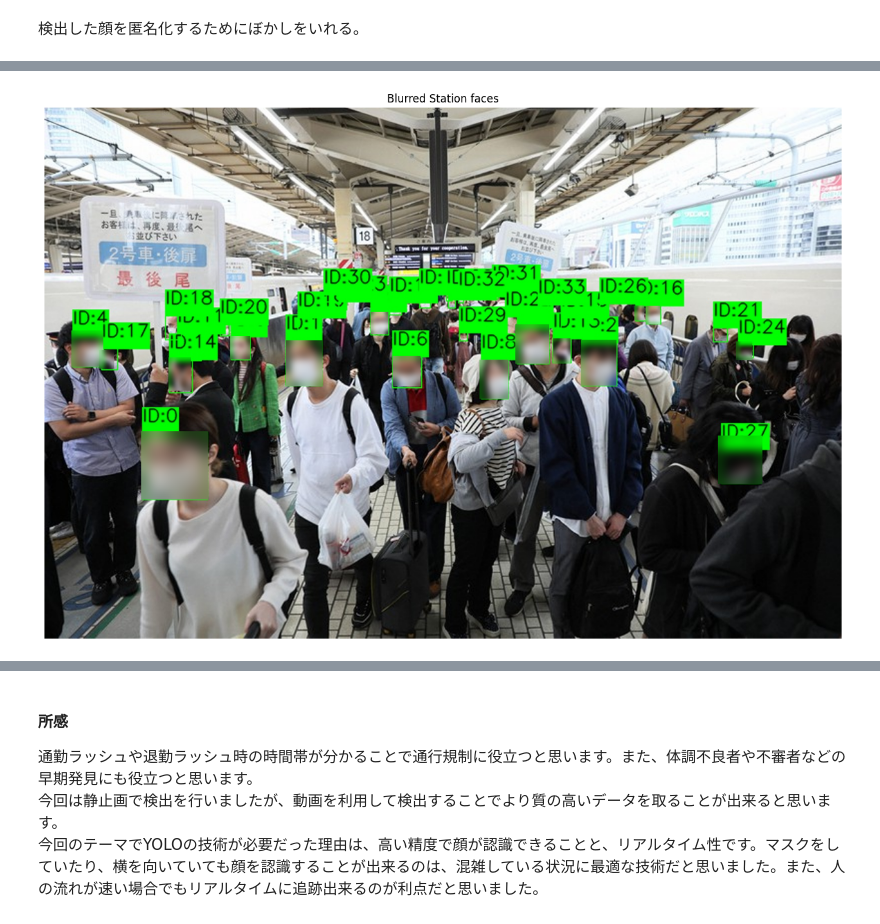
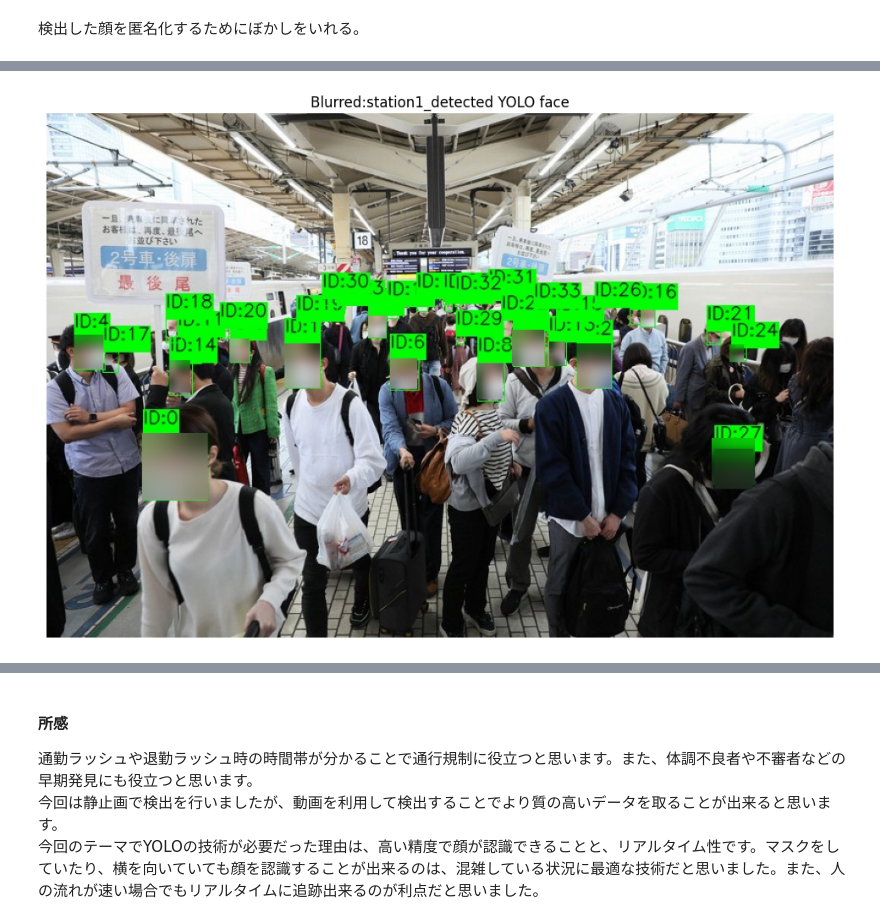
Before and after one commit to Yuri-6-0/me, a Jupyter notebook: Week11/face_detection.ipynb, the cells around one changed output, grey strips where cells are left out. Saved outputs shown, nothing was run; the diff lists cells and outputs as text; code cells hidden in the pictures.

```diff
--- a/Week11/face_detection.ipynb
+++ b/Week11/face_detection.ipynb
@@ -102,79 +95,75 @@ plt.show()
 # %% [markdown]
 検出した顔を匿名化するためにぼかしをいれる。
 # %%
-# 顔領域を強くぼかして高解像度で保存（関数化）：blur_faces(image_path) を定義・実行
 import cv2
 import numpy as np
 from pathlib import Path
 import matplotlib.pyplot as plt
+from ultralytics import YOLO
 
-def blur_faces(image_path):
+def blur_faces(image_path, model):
     """
-    blur_faces(image_path): YOLO で検出して顔領域を強くぼかす関数。
+    指定された画像の顔を検出し、ぼかしをかけて保存・表示する関数
     """
-    image_path = Path(image_path)
-    model_path = Path('yolov8m-face.pt')
-    from ultralytics import YOLO
-    model = YOLO(model_path)
+    img_path = Path(image_path)
+    if not img_path.exists():
+        print(f"スキップ: {img_path} が見つかりません。")
+        return
 
-    # 元の画像（駅の画像など）を読み込む
-    img = cv2.imread(str(image_path))
-    if img is None:
-        raise FileNotFoundError(f'Image not found: {image_path}')
+    # 画像読み込み
+    img = cv2.imread(str(img_path))
+    h_img, w_img = img.shape[:2]
 
-    h_img, w_img = img.shape[:2]
-    # imgszを1280に設定して推論
-    result = model.predict(source=str(image_path), conf=0.25, verbose=False, imgsz=1280)[0]
+    # YOLO 推論 (imgsz=1280で高精度)
+    result = model.predict(source=str(img_path), conf=0.25, verbose=False, imgsz=1280)[0]
 
-    out = img.copy()  # 出力用にコピー
+    out = img.copy()
 
-    # 検出された顔ごとに処理
+    # パラメータ設定
+    pad_ratio = 0.05
+
     for box in result.boxes.xyxy.cpu().numpy():
         x1, y1, x2, y2 = map(int, box)
-        if x2 <= x1 or y2 <= y1:
-            continue
+        w, h = x2 - x1, y2 - y1
 
-        w = x2 - x1
-        h = y2 - y1
+        # ぼかし範囲の計算
+        pad = int(max(w, h) * pad_ratio)
+        x1p, y1p = max(0, x1 - pad), max(0, y1 - pad)
+        x2p, y2p = min(w_img, x2 + pad), min(h_img, y2 + pad)
 
-        # --- 修正箇所：ぼかしの範囲を狭くする ---
-        pad_ratio = 0.05  # 0.2 から 0.05（5%）に変更。もっと狭くするなら 0 に。
-        pad = int(max(w, h) * pad_ratio)
-        # --------------------------------------
-
-        x1p = max(0, x1 - pad)
-        y1p = max(0, y1 - pad)
-        x2p = min(w_img, x2 + pad)
-        y2p = min(h_img, y2 + pad)
-
-        face = out[y1p:y2p, x1p:x2p]  # 領域を切り出し
+        face = out[y1p:y2p, x1p:x2p]
         if face.size == 0:
             continue
 
-        # ブラーの強度設定
+        # ぼかし強度の計算（顔の大きさに合わせる）
         k = max(5, min(face.shape[0], face.shape[1]) // 2)
-        if k % 2 == 0:
-            k += 1
+        if k % 2 == 0: k += 1
 
-        # ガウシアンブラーをかけて貼り付け
-        face_blur = cv2.GaussianBlur(face, (k, k), 0)
-        face_blur = cv2.GaussianBlur(face_blur, (k, k), 0)
+        # 2回かけて強くぼかす
+        face_blur = cv2.GaussianBlur(face, (k, k), 30)
+        face_blur = cv2.GaussianBlur(face_blur, (k, k), 30)
         out[y1p:y2p, x1p:x2p] = face_blur
 
     # 保存
-    output_path = image_path.with_name(image_path.stem + '_blur_faces.jpg')
-    # ここではリサイズせず保存（または必要に応じて調整）
+    output_path = img_path.with_name(f"{img_path.stem}_blurred.jpg")
     cv2.imwrite(str(output_path), out)
     print(f'ぼかし画像を保存しました: {output_path}')
 
-    # 結果を表示
-    plt.figure(figsize=(16,16))
+    # 表示
+    plt.figure(figsize=(12, 12))
     plt.imshow(cv2.cvtColor(out, cv2.COLOR_BGR2RGB))
     plt.axis('off')
-    plt.title('Blurred Station faces')
+    plt.title(f'Blurred:{img_path.stem} YOLO face')
     plt.show()
 
-# 関数を実行
-# ※前回の「緑の枠」がついた画像ではなく、元の画像（station.jpgなど）に対して実行するのがおすすめです。
-blur_faces('station_yolo_faces.jpg')
+# --- 実行部分 ---
+
+# モデルはループの外で1回だけ読み込む（効率化のため）
+model = YOLO('yolov8m-face.pt')
+
+# 処理したい画像のリスト
+target_images = ['station1_detected.jpg', 'station2_detected.jpg']
+
+for target in target_images:
+    blur_faces(target, model)
 # %% [output]
@@ -182 +171 @@ blur_faces('station_yolo_faces.jpg')
-[figure, old version]
+[figure, new version]
```
Also changed, not shown: parts of 4 cells of this notebook, 8 other files.
